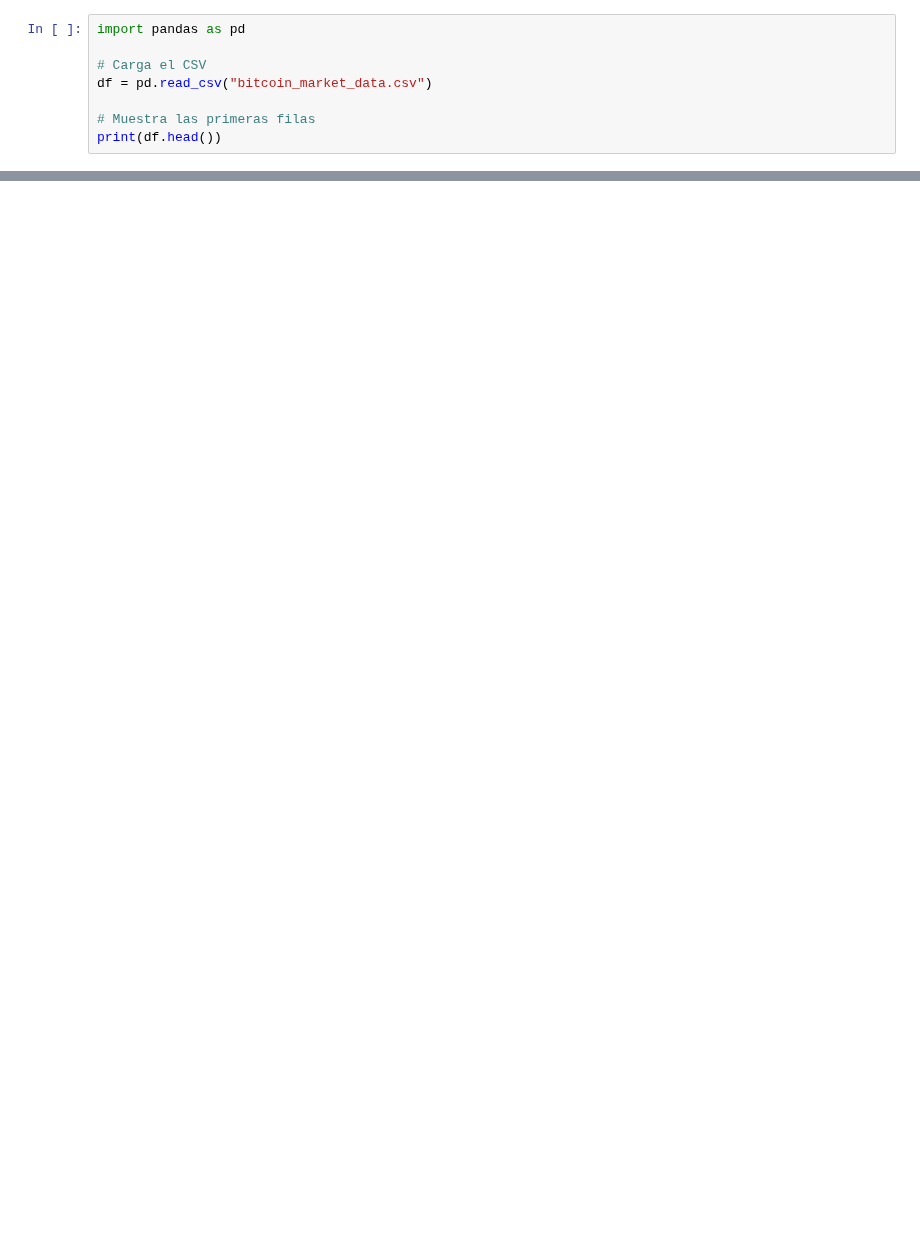
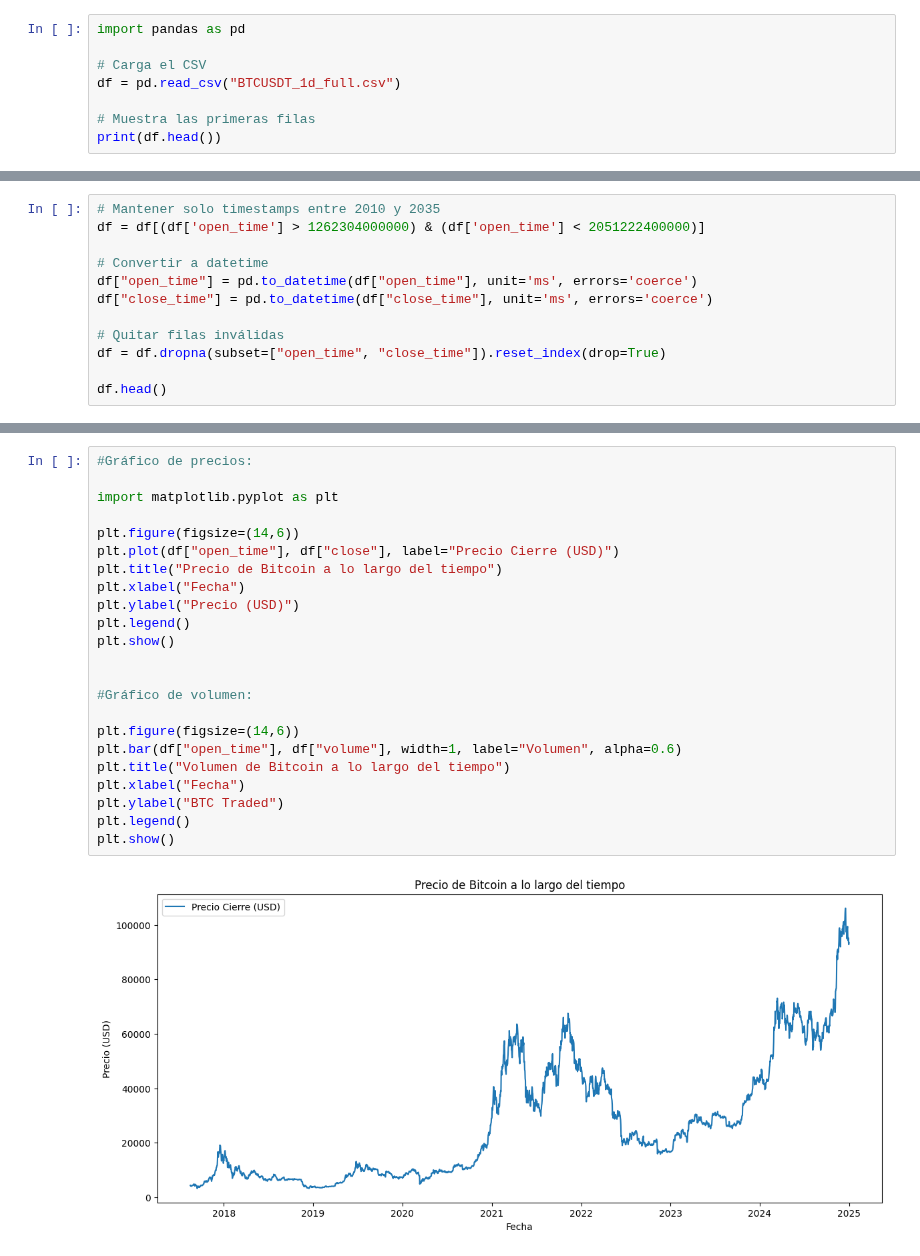
Before and after one commit to FerdinandMileto/proyecto-prediccion-del-precio-cripto, a Jupyter notebook: analisarcsv.ipynb, the cells around one changed output, grey strips where cells are left out. Cells and saved outputs as stored; diff of their text form; blank space fills up the shorter version.

```diff
--- a/analisarcsv.ipynb
+++ b/analisarcsv.ipynb
@@ -2,7 +2,7 @@
 import pandas as pd
 
 # Carga el CSV
-df = pd.read_csv("bitcoin_market_data.csv")
+df = pd.read_csv("BTCUSDT_1d_full.csv")
 
 # Muestra las primeras filas
 print(df.head())
@@ -35,0 +37,12 @@ ValueError: could not convert string to float: '2025-08-02 21:00:27.802'
+# %%
+# Mantener solo timestamps entre 2010 y 2035
+df = df[(df['open_time'] > 1262304000000) & (df['open_time'] < 2051222400000)]
+
+# Convertir a datetime
+df["open_time"] = pd.to_datetime(df["open_time"], unit='ms', errors='coerce')
+df["close_time"] = pd.to_datetime(df["close_time"], unit='ms', errors='coerce')
+
+# Quitar filas inválidas
+df = df.dropna(subset=["open_time", "close_time"]).reset_index(drop=True)
+
+df.head()
@@ -35,0 +90,25 @@ ValueError: could not convert string to float: '2025-08-02 21:00:27.802'
+# %%
+#Gráfico de precios:
+
+import matplotlib.pyplot as plt
+
+plt.figure(figsize=(14,6))
+plt.plot(df["open_time"], df["close"], label="Precio Cierre (USD)")
+plt.title("Precio de Bitcoin a lo largo del tiempo")
+plt.xlabel("Fecha")
+plt.ylabel("Precio (USD)")
+plt.legend()
+plt.show()
+
+
+#Gráfico de volumen:
+
+plt.figure(figsize=(14,6))
+plt.bar(df["open_time"], df["volume"], width=1, label="Volumen", alpha=0.6)
+plt.title("Volumen de Bitcoin a lo largo del tiempo")
+plt.xlabel("Fecha")
+plt.ylabel("BTC Traded")
+plt.legend()
+plt.show()
+# %% [output]
+[figure, added]
```
Also changed, not shown: parts of 8 cells of this notebook, 4 other files.
